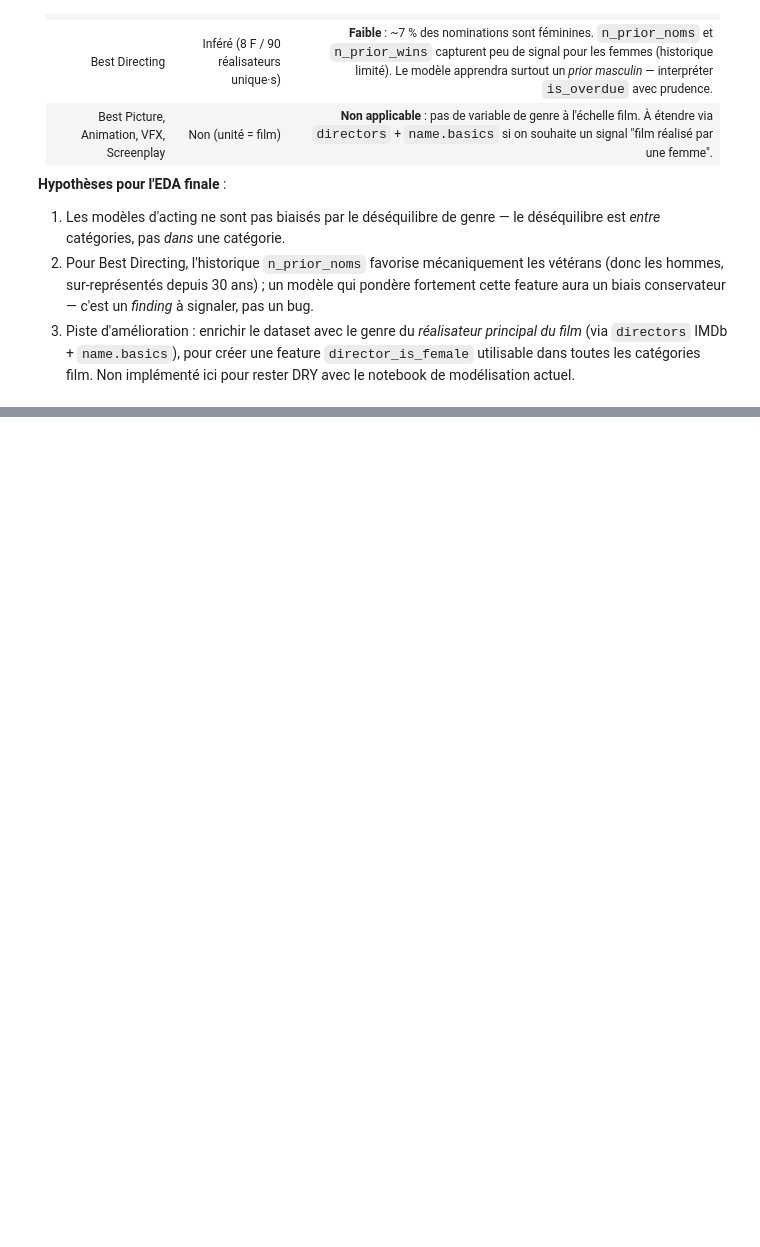
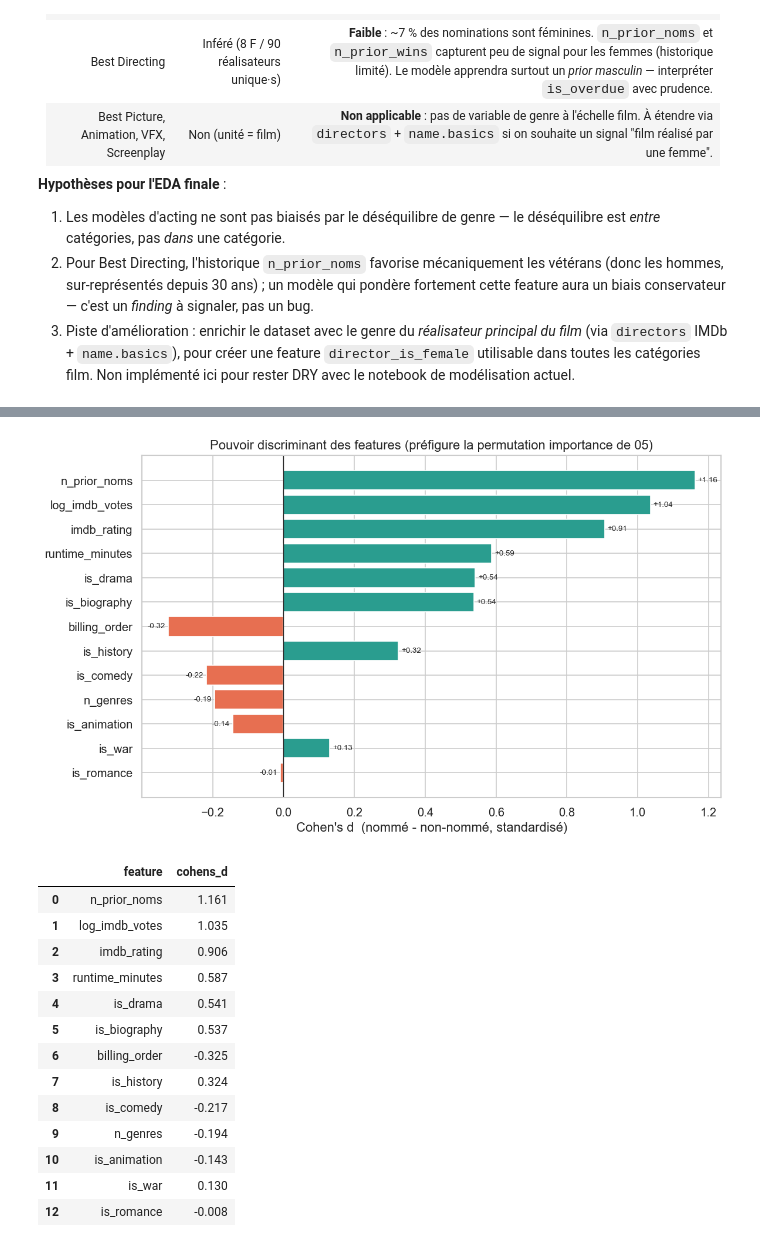
Before and after one commit to jbouniol/albert-ml-oscar-predictions, a Jupyter notebook: Notebooks/02_EDA_visualisation.ipynb, the cells around one changed output, grey strips where cells are left out. Cells and saved outputs as stored; diff of their text form; code cells hidden in the pictures; blank space fills up the shorter version.

```diff
--- a/Notebooks/02_EDA_visualisation.ipynb
+++ b/Notebooks/02_EDA_visualisation.ipynb
@@ -602,0 +723,45 @@ period
+# %%
+# Cohen's d (nommé - non-nommé) par feature, sur le sous-pool où la feature est définie
+def cohens_d(a, b):
+    a, b = a.dropna(), b.dropna()
+    na, nb = len(a), len(b)
+    if na < 2 or nb < 2:
+        return np.nan
+    sp = np.sqrt(((na - 1) * a.std()**2 + (nb - 1) * b.std()**2) / (na + nb - 2))
+    return (a.mean() - b.mean()) / sp if sp > 0 else np.nan
+
+feat_all = sorted(set(FILM_FEATS) | set(PERSON_FEATS))
+pos, neg = df_nom[df_nom.nominated == 1], df_nom[df_nom.nominated == 0]
+d_df = (pd.DataFrame({'feature': feat_all,
+                      'cohens_d': [cohens_d(pos[f], neg[f]) for f in feat_all]})
+          .dropna())
+d_df['abs_d'] = d_df.cohens_d.abs()
+d_df = d_df.sort_values('abs_d')
+
+fig, ax = plt.subplots(figsize=(10, 6))
+colors = ['#2A9D8F' if v > 0 else '#E76F51' for v in d_df.cohens_d]
+bars = ax.barh(d_df.feature, d_df.cohens_d, color=colors)
+ax.bar_label(bars, labels=[f'{v:+.2f}' for v in d_df.cohens_d], padding=3, fontsize=8)
+ax.axvline(0, color='k', lw=0.8)
+ax.set_xlabel("Cohen's d  (nommé - non-nommé, standardisé)")
+ax.set_title('Pouvoir discriminant des features (préfigure la permutation importance de 05)')
+plt.tight_layout()
+plt.show()
+
+d_df.sort_values('abs_d', ascending=False)[['feature', 'cohens_d']].round(3).reset_index(drop=True)
+# %% [output]
+[figure, added]
+|  | feature | cohens_d |
+| 0 | n_prior_noms | 1.161 |
+| 1 | log_imdb_votes | 1.035 |
+| 2 | imdb_rating | 0.906 |
+| 3 | runtime_minutes | 0.587 |
+| 4 | is_drama | 0.541 |
+| 5 | is_biography | 0.537 |
+| 6 | billing_order | -0.325 |
+| 7 | is_history | 0.324 |
+| 8 | is_comedy | -0.217 |
+| 9 | n_genres | -0.194 |
+| 10 | is_animation | -0.143 |
+| 11 | is_war | 0.130 |
+| 12 | is_romance | -0.008 |
```
Also changed, not shown: parts of 14 cells of this notebook.
